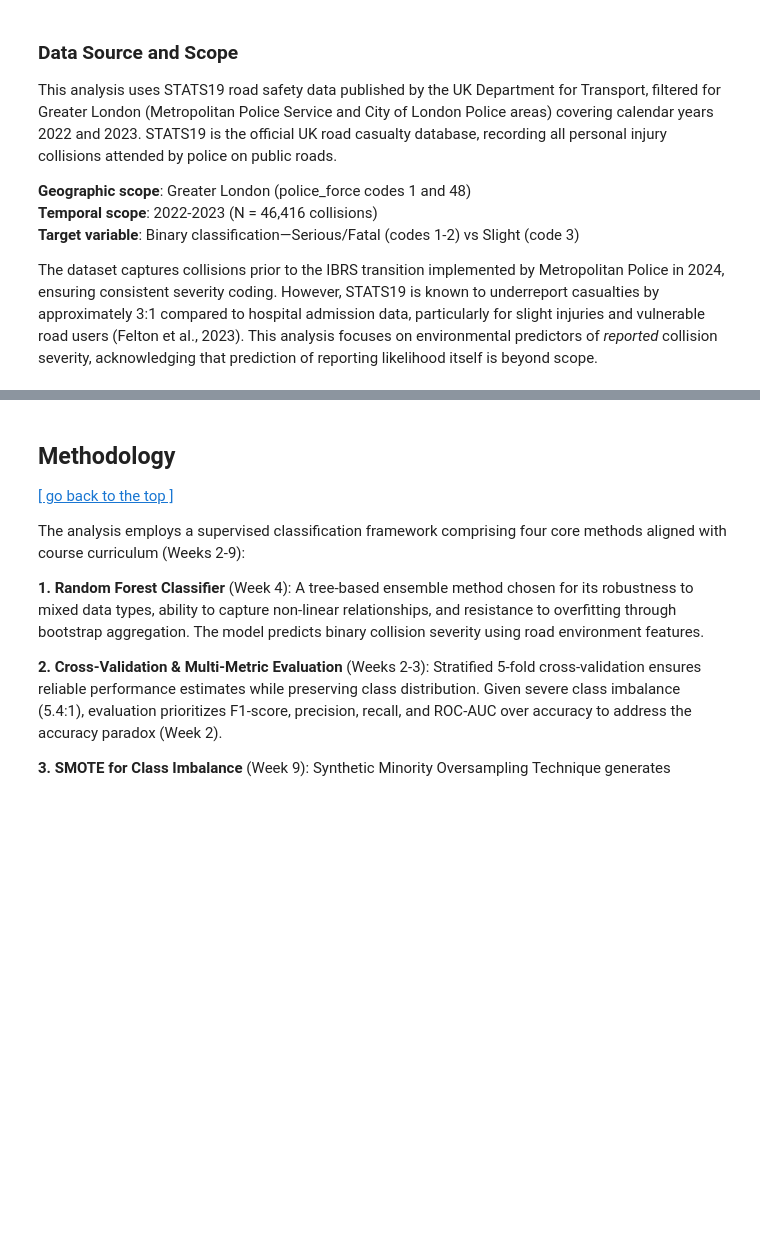
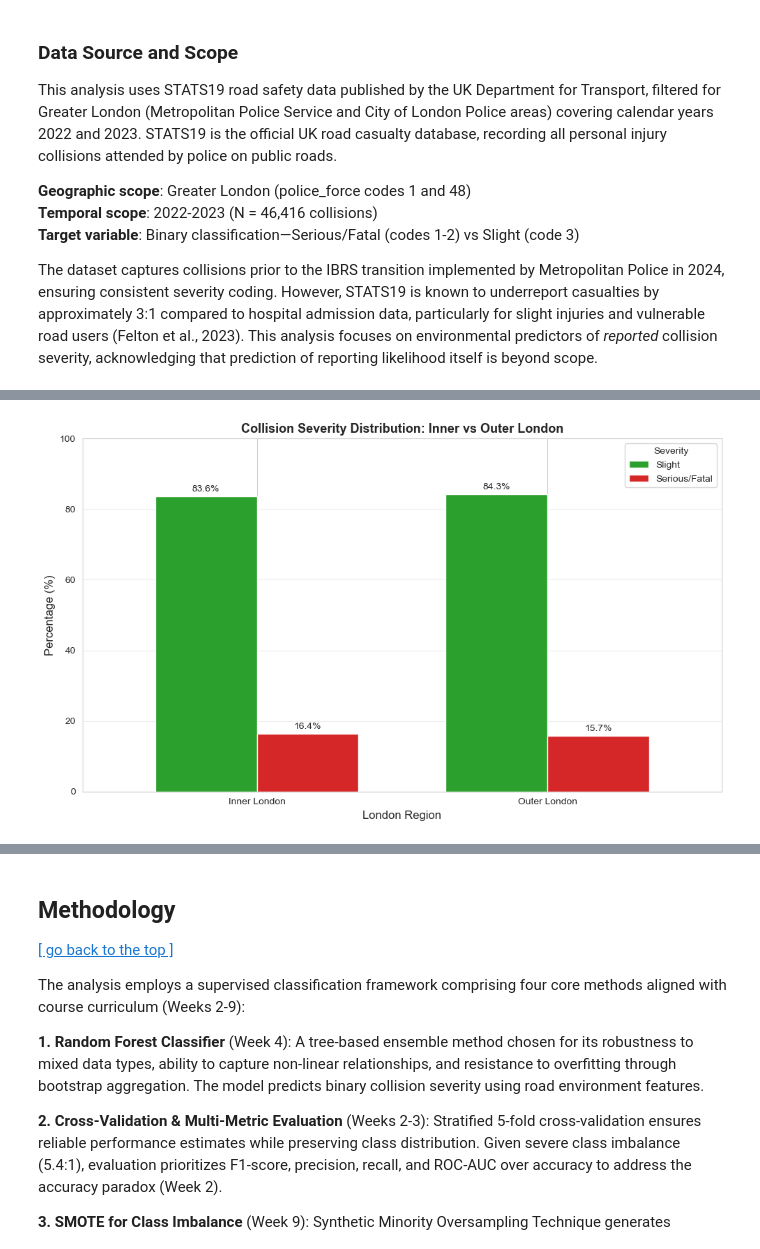
Before and after one commit to JIAYING-ICE/CASA0006-London-Road-Safety, a Jupyter notebook: coursework.ipynb, the cells around one changed output, grey strips where cells are left out. Cells and saved outputs as stored; diff of their text form; code cells hidden in the pictures; blank space fills up the shorter version.

```diff
--- a/coursework.ipynb
+++ b/coursework.ipynb
@@ -576,0 +694,97 @@ plt.show()
+# %%
+# ========== Spatial Analysis: Inner vs Outer London (FIXED) ==========
+
+print("=" * 60)
+print("Spatial Analysis: Inner vs Outer London")
+print("=" * 60)
+
+# Merge borough classification using 'borough_name' (not 'local_authority_district')
+print("\n[1/3] Merging borough classification...")
+
+collisions_spatial = collisions.merge(
+    borough_classification,
+    left_on='borough_name',          # NEW: use decoded borough name
+    right_on='local_authority_district',
+    how='left'
+)
+
+# Check merge success
+merge_success = collisions_spatial['london_region'].notna().sum()
+merge_rate = 100 * merge_success / len(collisions_spatial)
+
+print(f"  Merged: {merge_success:,} / {len(collisions_spatial):,} ({merge_rate:.1f}%)")
+
+if merge_rate < 90:
+    print(f"\n  ⚠️ Low match rate - checking for name mismatches...")
+
+    # Find unmatched boroughs
+    unmatched = collisions_spatial[collisions_spatial['london_region'].isna()]['borough_name'].unique()
+    print(f"  Unmatched boroughs in collision data: {list(unmatched)}")
+
+# Filter valid spatial data (exclude 'Unknown' borough)
+collisions_spatial_valid = collisions_spatial[collisions_spatial['london_region'].notna()].copy()
+
+print(f"\n[2/3] Analyzing spatial distribution...")
+print(f"  Valid collisions for analysis: {len(collisions_spatial_valid):,}")
+
+# Regional severity distribution
+region_severity = pd.crosstab(
+    collisions_spatial_valid['london_region'],
+    collisions_spatial_valid['severity_binary'],
+    normalize='index'
+) * 100
+
+region_counts = collisions_spatial_valid['london_region'].value_counts()
+
+print(f"\n  Collision counts by region:")
+for region in region_counts.index:
+    print(f"    {region}: {region_counts[region]:,}")
+
+print(f"\n  Severity rates by region:")
+print(f"  {'Region':<15} {'Slight (%)':<12} {'Serious/Fatal (%)'}")
+print(f"  {'-'*45}")
+for region in region_severity.index:
+    slight_pct = region_severity.loc[region, 0]
+    serious_pct = region_severity.loc[region, 1]
+    print(f"  {region:<15} {slight_pct:>11.1f} {serious_pct:>18.1f}")
+
+# Test if difference is significant
+if len(region_severity) == 2:
+    inner_serious_pct = region_severity.loc['Inner London', 1]
+    outer_serious_pct = region_severity.loc['Outer London', 1]
+    diff = inner_serious_pct - outer_serious_pct
+
+    print(f"\n  Difference (Inner - Outer): {diff:+.2f} percentage points")
+
+    if abs(diff) > 1.0:
+        direction = "higher" if diff > 0 else "lower"
+        print(f"  → Inner London has {direction} serious/fatal collision rate")
+        print(f"    This suggests spatial heterogeneity in collision severity")
+    else:
+        print(f"  → Rates are similar across Inner and Outer London")
+
+# Visualize
+print(f"\n[3/3] Generating visualization...")
+
+fig, ax = plt.subplots(figsize=(10, 6))
+region_severity.plot(kind='bar', ax=ax, color=['#2ca02c', '#d62728'], width=0.7)
+ax.set_xlabel('London Region', fontsize=12)
+ax.set_ylabel('Percentage (%)', fontsize=12)
+ax.set_title('Collision Severity Distribution: Inner vs Outer London',
+             fontsize=13, fontweight='bold')
+ax.set_xticklabels(ax.get_xticklabels(), rotation=0)
+ax.legend(['Slight', 'Serious/Fatal'], title='Severity', loc='upper right')
+ax.grid(axis='y', alpha=0.3)
+ax.set_ylim(0, 100)
+
+# Add value labels on bars
+for container in ax.containers:
+    ax.bar_label(container, fmt='%.1f%%', padding=3)
+
+plt.tight_layout()
+plt.show()
+
+print("\n" + "=" * 60)
+print("✓ Spatial analysis complete")
+print("=" * 60)
+# %% [output]
@@ -576,0 +808 @@ plt.show()
+[figure, added]
```
Also changed, not shown: parts of 46 cells of this notebook, 1 other file.
